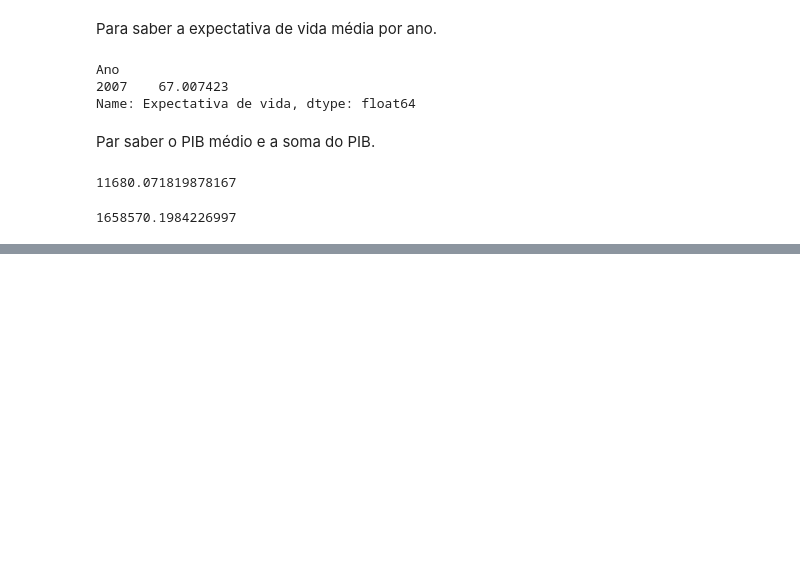
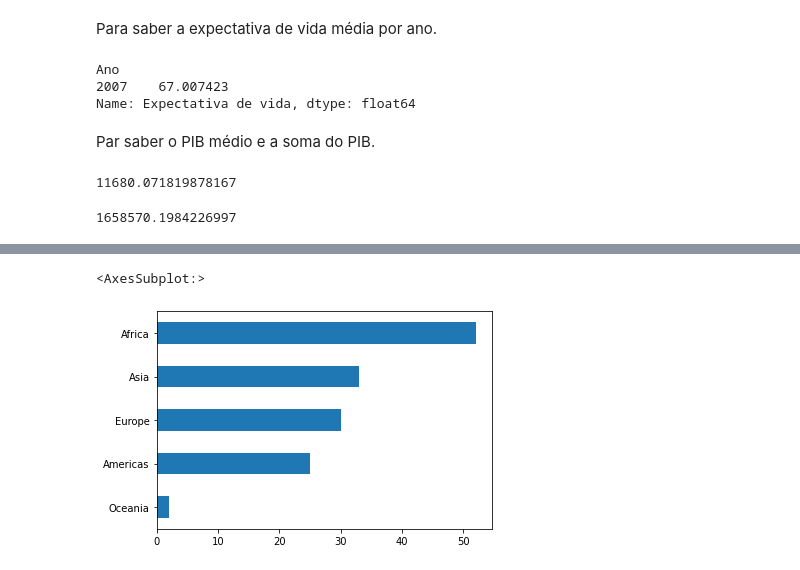
Before and after one commit to lanzetti1/Test, a Jupyter notebook: PI4/PI4.ipynb, the cells around one changed output, grey strips where cells are left out. Cells and saved outputs as stored; diff of their text form; code cells hidden in the pictures; blank space fills up the shorter version.

```diff
--- a/PI4/PI4.ipynb
+++ b/PI4/PI4.ipynb
@@ -166,0 +176,5 @@ df["Continente"].value_counts(ascending = False).plot.bar()
+# %%
+df["Continente"].value_counts(ascending = True).plot.barh()
+# %% [output]
+<AxesSubplot:>
+[figure, added]
```
Also changed, not shown: parts of 16 cells of this notebook.
